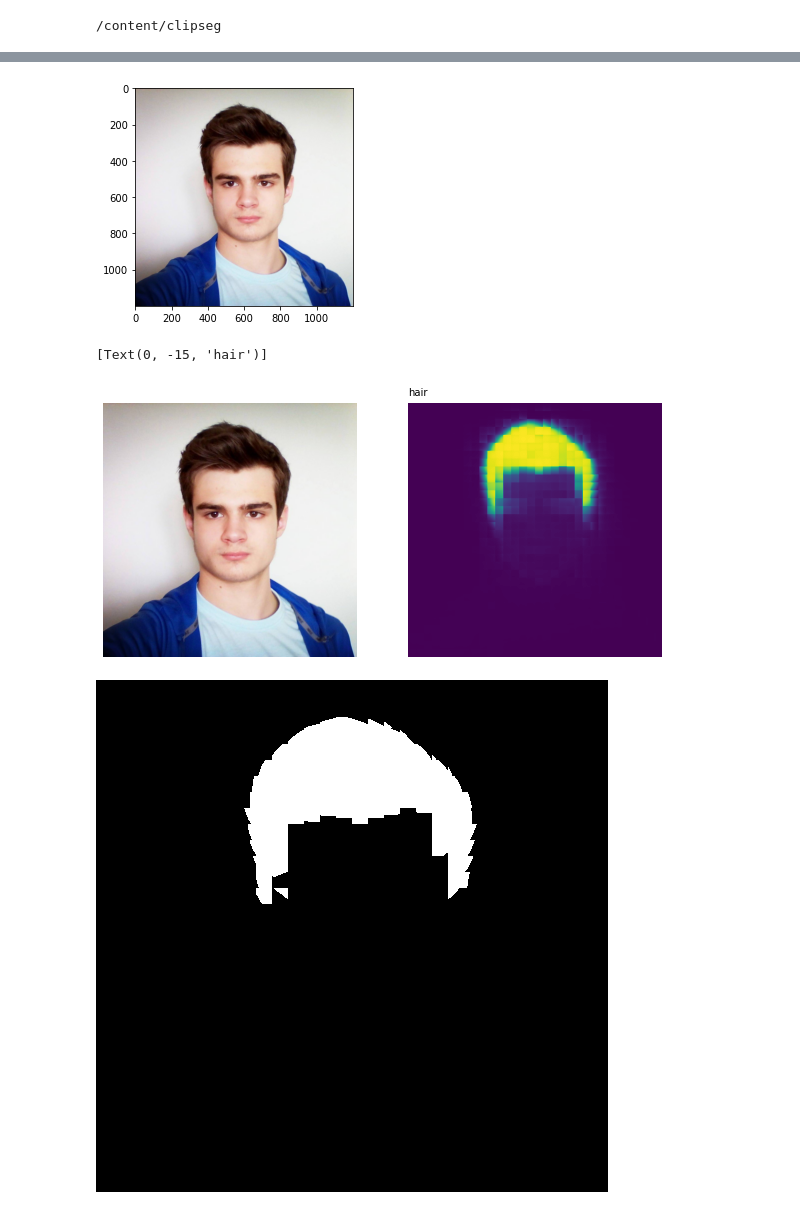
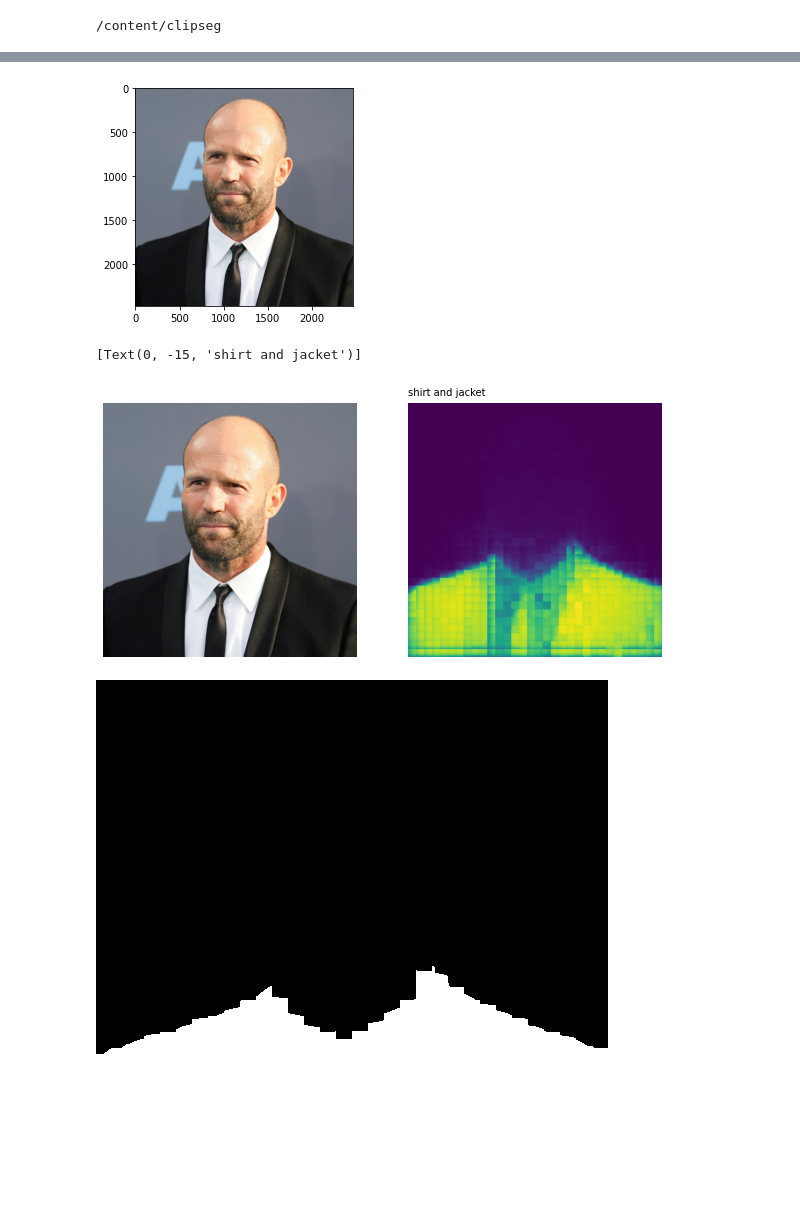
Before and after one commit to tglik/computer_vision, a Jupyter notebook: generative/text2image/stable_diffusion_prompt_inpainting.ipynb, the cells around one changed output, grey strips where cells are left out. Saved outputs shown, nothing was run; the diff lists cells and outputs as text; code cells hidden in the pictures.

```diff
--- a/generative/text2image/stable_diffusion_prompt_inpainting.ipynb
+++ b/generative/text2image/stable_diffusion_prompt_inpainting.ipynb
@@ -58,5 +99,5 @@ pipe = StableDiffusionInpaintPipeline.from_pretrained(
 # %%
-input = Image.open('adam.jpg')
+input = Image.open('../Untitled.jpg')
 
 transform = transforms.Compose([
     transforms.ToTensor(),
@@ -69,20 +110,20 @@ input.convert('RGB').resize((512, 512)).save('before.png', 'PNG')
 plt.imshow(input)
 plt.show()
 # %% [output]
-[figure, old version]
+[figure, new version]
 # %%
-prompts = ['hair']
+prompts = ['shirt and jacket']
 with torch.no_grad():
   preds = model(img.repeat(len(prompts), 1, 1, 1), prompts)[0]
 
 _, ax = plt.subplots(1, len(prompts) + 1, figsize=(10, 5))
 [a.axis('off') for a in ax.flatten()]
 ax[0].imshow(input)
 [ax[i + 1].imshow(torch.sigmoid(preds[i][0])) for i in range(len(prompts))]
 [ax[i + 1].text(0, -15, prompts[i]) for i in range(len(prompts))]
 # %% [output]
-[Text(0, -15, 'hair')]
+[Text(0, -15, 'shirt and jacket')]
-[figure, old version]
+[figure, new version]
 # %%
 filename = 'mask.png'
 plt.imsave(filename, torch.sigmoid(preds[0][0]))
@@ -91,11 +132,14 @@ img2 = cv2.imread(filename)
 gray = cv2.cvtColor(img2, cv2.COLOR_BGR2GRAY)
 thresh, bw = cv2.threshold(gray, 100, 255, cv2.THRESH_BINARY)
 
+kernel=np.ones((15,15),np.uint8)
+bw = cv2.morphologyEx(bw, cv2.MORPH_CLOSE, kernel)
+
 cv2.imwrite(filename, bw)
 cv2.cvtColor(bw, cv2.COLOR_BGR2RGB)
 Image.fromarray(bw)
 # %% [output]
-[figure, old version]
+[figure, new version]
 # %%
 init_img = Image.open('before.png')
 mask = Image.open('mask.png')
```
Also changed, not shown: parts of 11 cells of this notebook.
